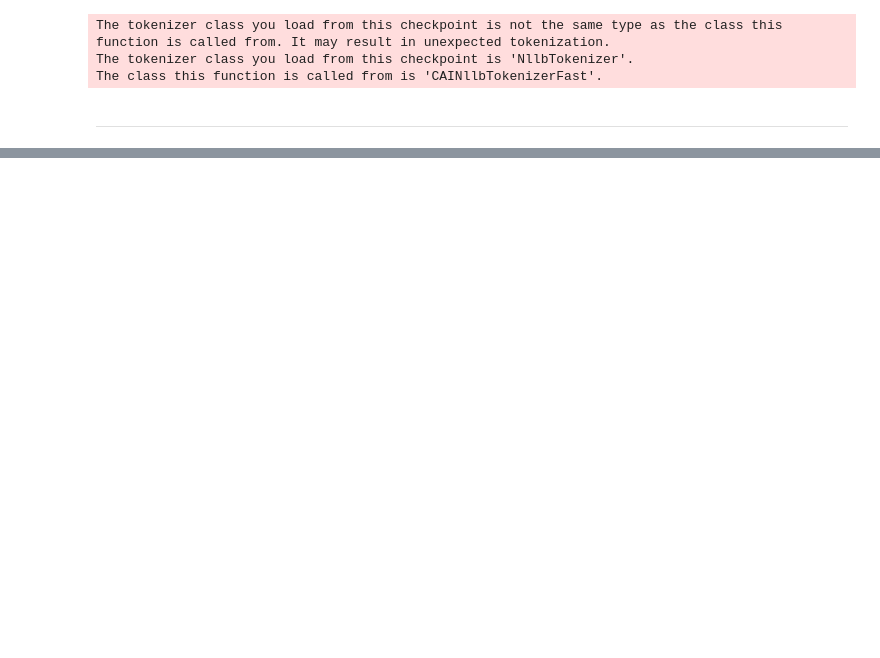
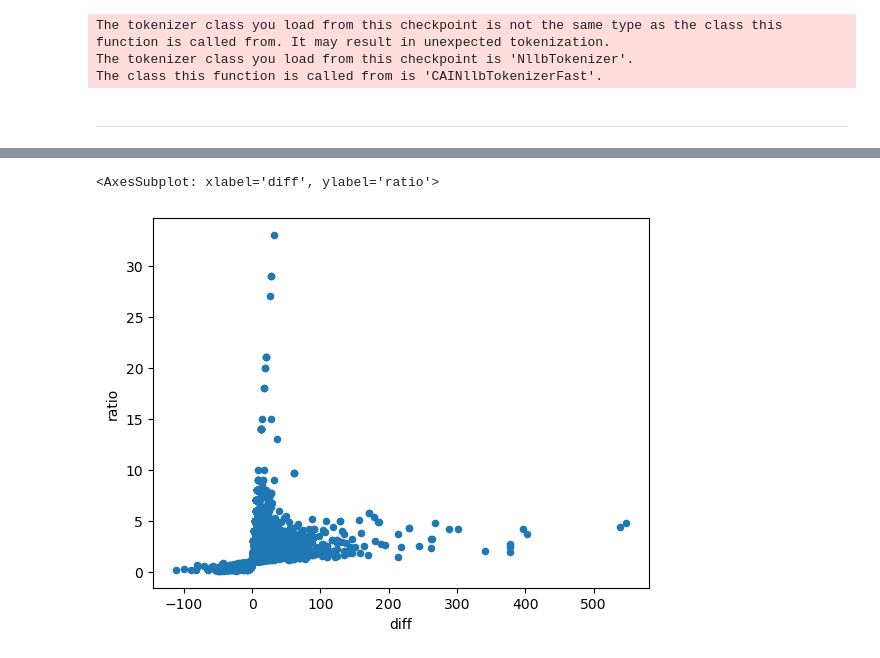
Before and after one commit to CompassionAI/garland, a Jupyter notebook: notebooks/Parallel text mining.ipynb, the cells around one changed output, grey strips where cells are left out. Cells and saved outputs as stored; diff of their text form; code cells hidden in the pictures; blank space fills up the shorter version.

```diff
--- a/notebooks/Parallel text mining.ipynb
+++ b/notebooks/Parallel text mining.ipynb
@@ -513,0 +525,8 @@ i += 1
+# %%
+parallel_df = ParallelTMXLoader() \
+    .apply_markup() \
+    .clean_bad_chars() \
+    .dataframe
+# %%
+parallel_df = parallel_df.compute()
+parallel_df
@@ -513,0 +547,3 @@ i += 1
+# %%
+parallel_df["tshegs"] = parallel_df.tibetan.str.count('་') + 1
+parallel_df["spaces"] = parallel_df.english.str.count(' ') + 1
@@ -513,0 +590,7 @@ i += 1
+# %%
+parallel_df['diff'] = parallel_df.tshegs - parallel_df.spaces
+parallel_df['ratio'] = parallel_df.tshegs / parallel_df.spaces
+parallel_df.plot.scatter(x='diff', y='ratio')
+# %% [output]
+<AxesSubplot: xlabel='diff', ylabel='ratio'>
+[figure, added]
```
Also changed, not shown: parts of 21 cells of this notebook.
